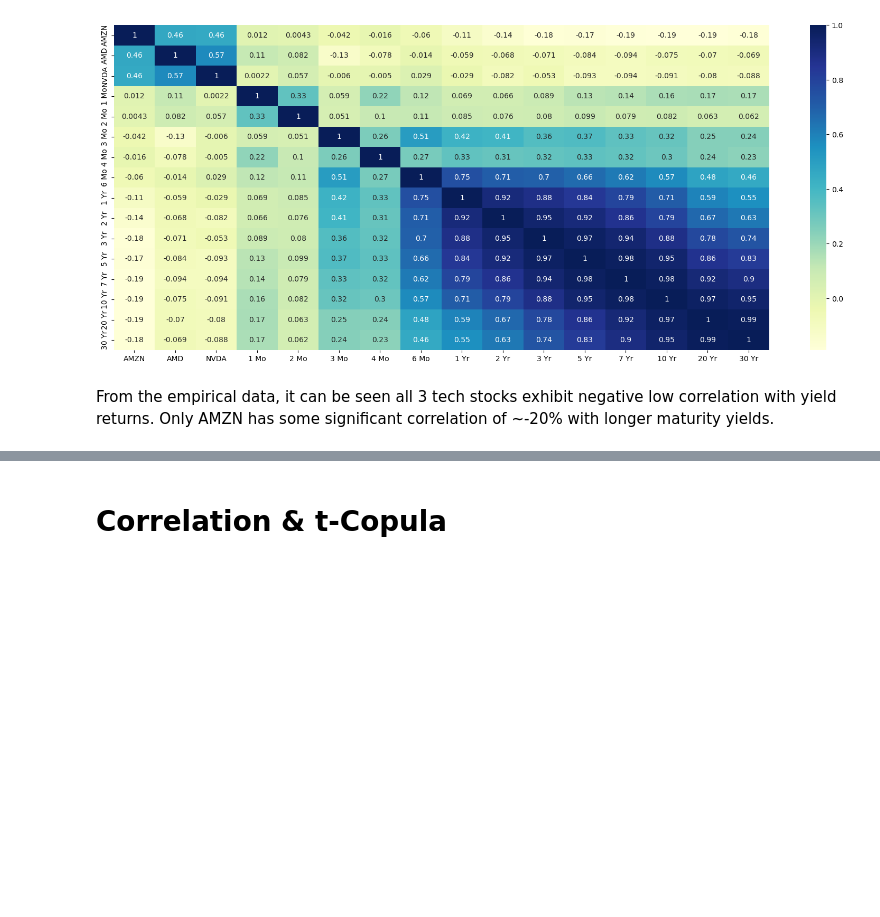
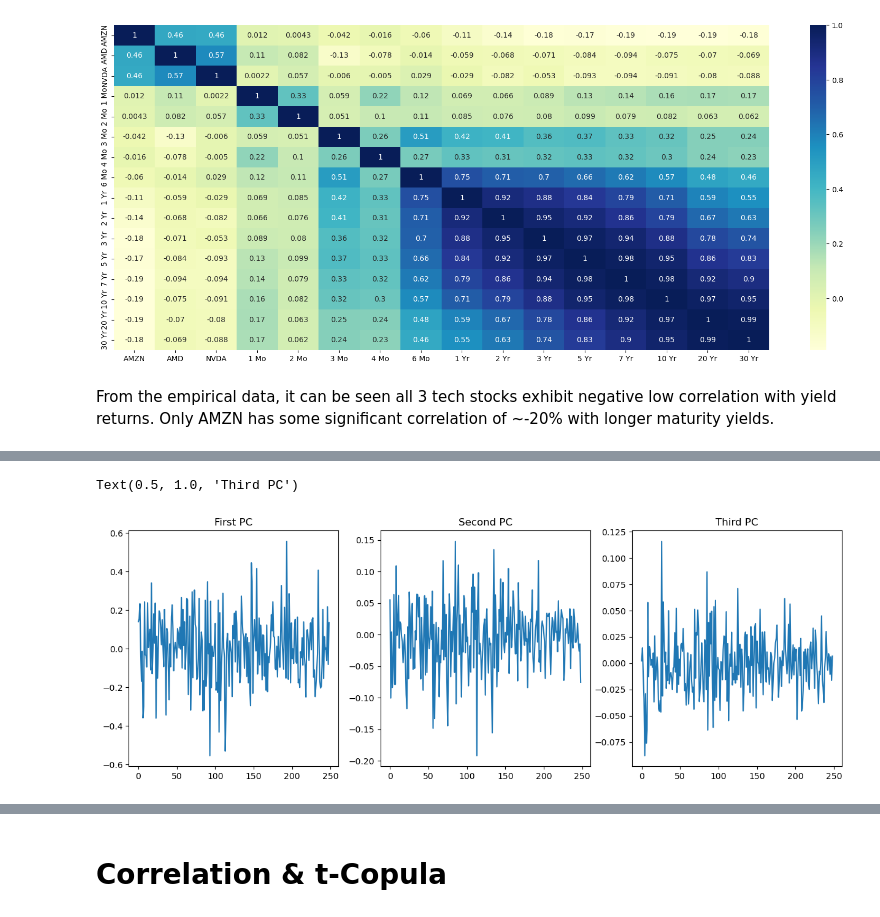
Before and after one commit to nverma-ML/QuantFinance, a Jupyter notebook: StockBondPortfolio.ipynb, the cells around one changed output, grey strips where cells are left out. Saved outputs shown, nothing was run; the diff lists cells and outputs as text; code cells hidden in the pictures; blank space fills up the shorter version.

```diff
--- a/StockBondPortfolio.ipynb
+++ b/StockBondPortfolio.ipynb
@@ -106,0 +134,12 @@ Text(0.5, 0, 'AMZN Log Returns (Lag 1)')
+# %%
+#Plot time-series for returns in first 3 principal components.
+fig, axs=pyplot.subplots(ncols=3, figsize=(15,5))
+axs[0].plot(first_pca_ret_ts)
+axs[0].set_title("First PC")
+axs[1].plot(second_pca_ret_ts)
+axs[1].set_title("Second PC")
+axs[2].plot(third_pca_ret_ts)
+axs[2].set_title("Third PC")
+# %% [output]
+Text(0.5, 1.0, 'Third PC')
+[figure, added]
```
Also changed, not shown: parts of 120 cells of this notebook, 1 other file.
